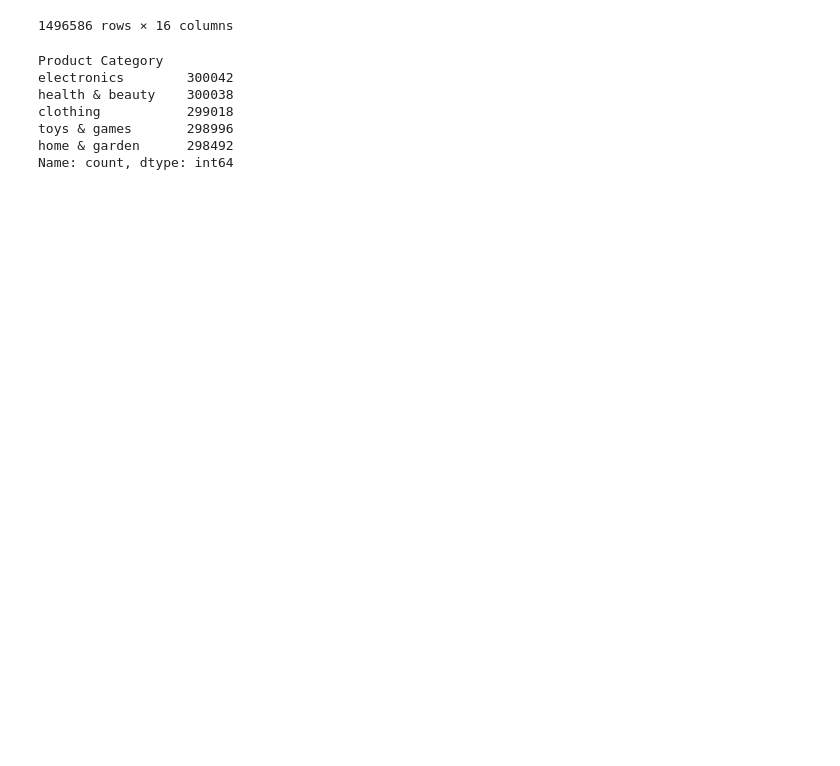
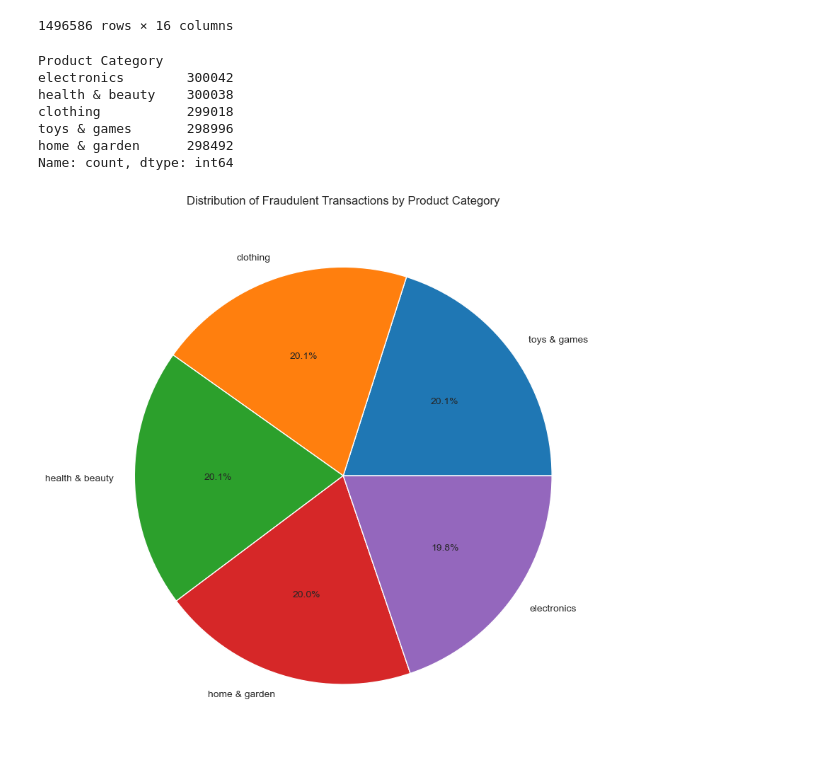
Before and after one commit to muneebsamad/project-1, a Jupyter notebook: new.ipynb, the cells around one changed output. Cells and saved outputs as stored; diff of their text form; code cells hidden in the pictures; blank space fills up the shorter version.

```diff
--- a/new.ipynb
+++ b/new.ipynb
@@ -40,3 +40,19 @@ clothing           299018
 toys & games       298996
 home & garden      298492
 Name: count, dtype: int64
+# %%
+# Filter the data to include only fraudulent transactions
+fraudulent_transactions = merged_df[merged_df['Is Fraudulent'] == 1]
+
+# Count the number of fraudulent transactions for each product category
+fraudulent_transactions_by_category = fraudulent_transactions['Product Category'].value_counts()
+
+# Plot the pie chart
+plt.figure(figsize=(8, 8))
+plt.pie(fraudulent_transactions_by_category, labels=fraudulent_transactions_by_category.index, autopct='%1.1f%%', colors=plt.cm.tab10.colors)
+plt.title('Distribution of Fraudulent Transactions by Product Category')
+plt.axis('equal')  # Equal aspect ratio ensures that pie is drawn as a circle
+plt.tight_layout()
+plt.show()
+# %% [output]
+[figure, added]
```
Also changed, not shown: parts of 2 cells of this notebook.
